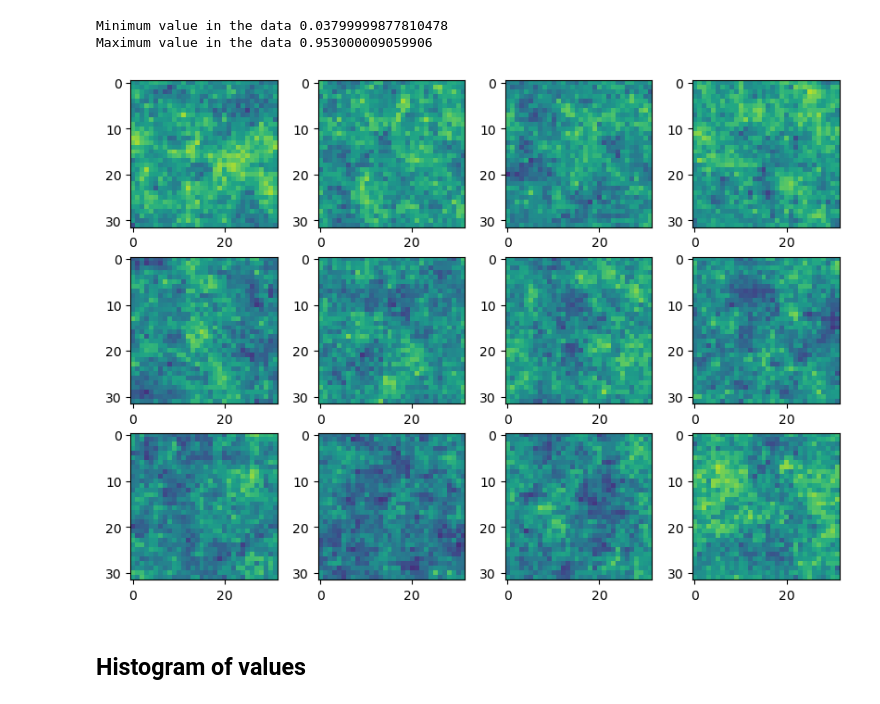
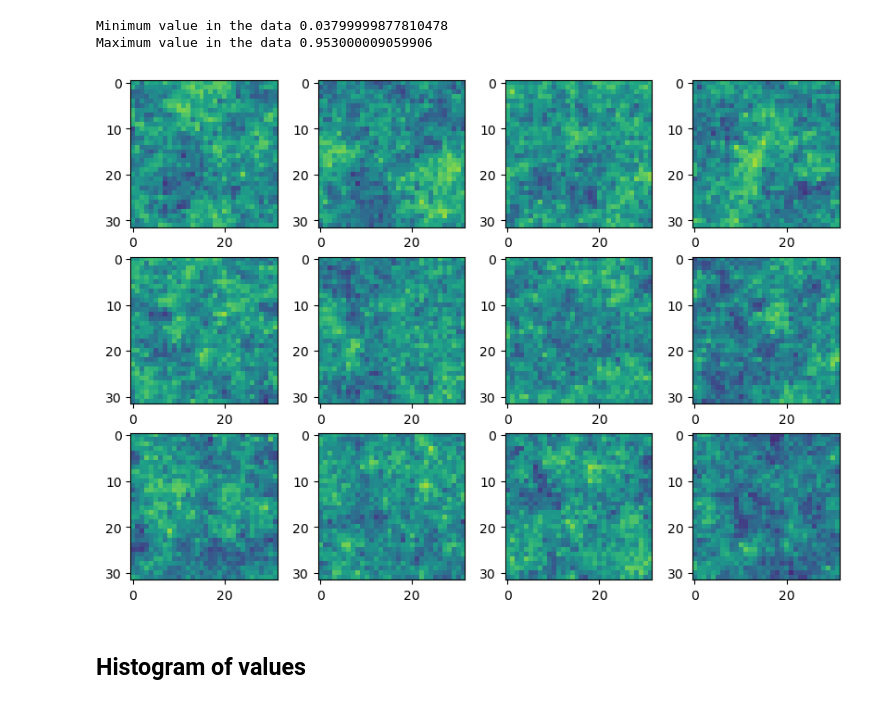
Before and after one commit to elizavetasemenova/PriorCVAE_JAX, a Jupyter notebook: experiments/population_genetics/notebooks/data_exploration.ipynb, the cells around one changed output. Drawn from its saved outputs; the diff is of its cells as text; code cells hidden in the pictures.

```diff
--- a/experiments/population_genetics/notebooks/data_exploration.ipynb
+++ b/experiments/population_genetics/notebooks/data_exploration.ipynb
@@ -34,12 +34,12 @@ Minimum value in the data 0.03799999877810478
 Maximum value in the data 0.953000009059906
 # %%
 fig, axs = plt.subplots(3, 4, figsize=(10, 7))
-for i, d in enumerate(prior_data[1000: 1000 + n_plot]):
+for i, d in enumerate(prior_data[2000: 2000 + n_plot]):
     rows = int(i//4)
     cols = int(i%4)
     axs[rows][cols].imshow(d.reshape((32, 32)), vmin=0, vmax=1)
 # %% [output]
-[figure, old version]
+[figure, new version]
 # %% [markdown]
 ## Histogram of values
 # %%
```
Also changed, not shown: 4 other files.
